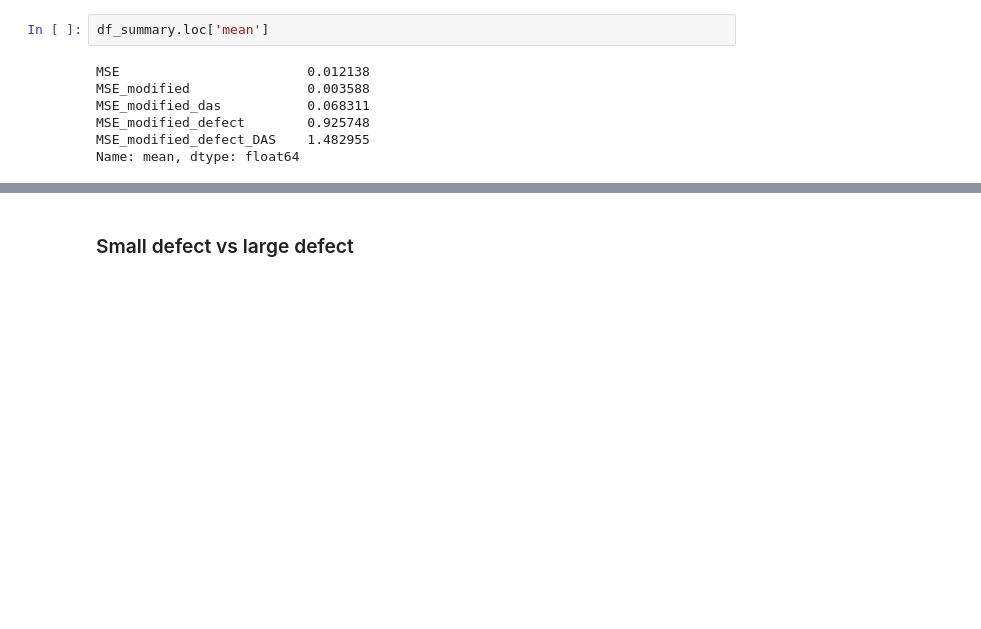
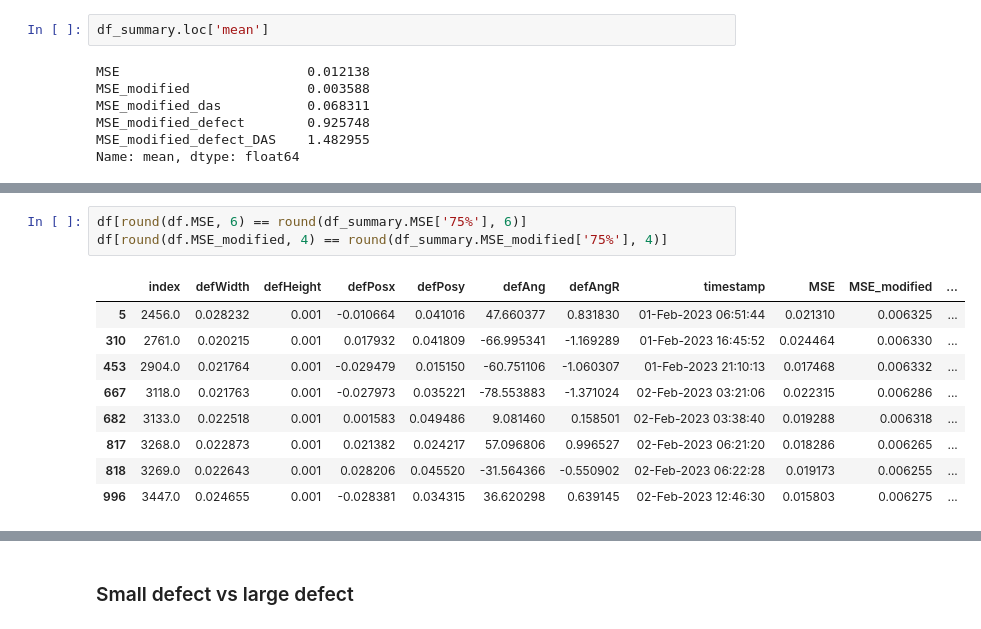
Before and after one commit to MC-Kangan/FYP_Ultrasound_Imaging_ML, a Jupyter notebook: Prediction_results_analysis.ipynb, the cells around one changed output, grey strips where cells are left out. Drawn from its saved outputs; the diff is of its cells as text; blank space fills up the shorter version.

```diff
--- a/Prediction_results_analysis.ipynb
+++ b/Prediction_results_analysis.ipynb
@@ -39,0 +120,13 @@ Name: mean, dtype: float64
+# %%
+df[round(df.MSE, 6) == round(df_summary.MSE['75%'], 6)]
+df[round(df.MSE_modified, 4) == round(df_summary.MSE_modified['75%'], 4)]
+# %% [output]
+|  | index | defWidth | defHeight | defPosx | defPosy | defAng | defAngR | timestamp | MSE | MSE_modified | ... |
+| 5 | 2456.0 | 0.028232 | 0.001 | -0.010664 | 0.041016 | 47.660377 | 0.831830 | 01-Feb-2023 06:51:44 | 0.021310 | 0.006325 | ... |
+| 310 | 2761.0 | 0.020215 | 0.001 | 0.017932 | 0.041809 | -66.995341 | -1.169289 | 01-Feb-2023 16:45:52 | 0.024464 | 0.006330 | ... |
+| 453 | 2904.0 | 0.021764 | 0.001 | -0.029479 | 0.015150 | -60.751106 | -1.060307 | 01-Feb-2023 21:10:13 | 0.017468 | 0.006332 | ... |
+| 667 | 3118.0 | 0.021763 | 0.001 | -0.027973 | 0.035221 | -78.553883 | -1.371024 | 02-Feb-2023 03:21:06 | 0.022315 | 0.006286 | ... |
+| 682 | 3133.0 | 0.022518 | 0.001 | 0.001583 | 0.049486 | 9.081460 | 0.158501 | 02-Feb-2023 03:38:40 | 0.019288 | 0.006318 | ... |
+| 817 | 3268.0 | 0.022873 | 0.001 | 0.021382 | 0.024217 | 57.096806 | 0.996527 | 02-Feb-2023 06:21:20 | 0.018286 | 0.006265 | ... |
+| 818 | 3269.0 | 0.022643 | 0.001 | 0.028206 | 0.045520 | -31.564366 | -0.550902 | 02-Feb-2023 06:22:28 | 0.019173 | 0.006255 | ... |
+| 996 | 3447.0 | 0.024655 | 0.001 | -0.028381 | 0.034315 | 36.620298 | 0.639145 | 02-Feb-2023 12:46:30 | 0.015803 | 0.006275 | ... |
```
Also changed, not shown: parts of 12 cells of this notebook, 1 other file.
